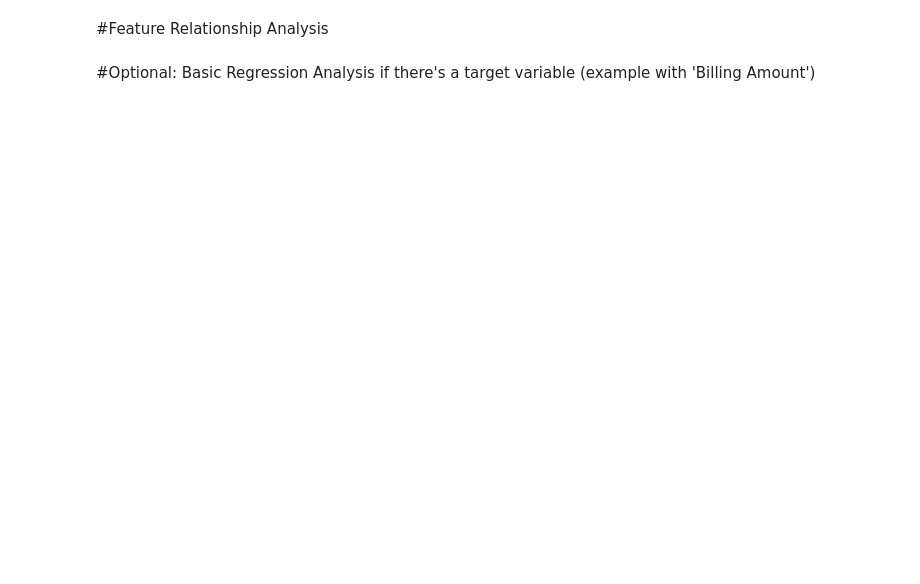
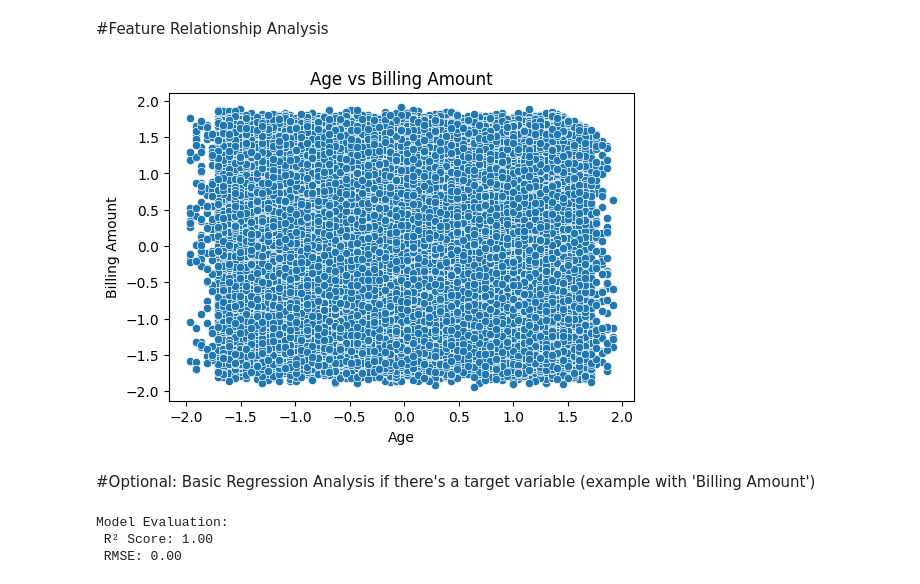
Before and after one commit to dkumarsingh111/HackerRank, a Jupyter notebook: Artificial Intelligence Engineer/#Mini-Project - Automated Data Cleaning Pipeline/cleaned-data-analysis.ipynb, the cells around one changed output. Drawn from its saved outputs; the diff is of its cells as text; code cells hidden in the pictures; blank space fills up the shorter version.

```diff
--- a/Artificial Intelligence Engineer/#Mini-Project - Automated Data Cleaning Pipeline/cleaned-data-analysis.ipynb
+++ b/Artificial Intelligence Engineer/#Mini-Project - Automated Data Cleaning Pipeline/cleaned-data-analysis.ipynb
@@ -93,18 +123,20 @@ for col in ['Age', 'Billing Amount', 'Room Number']:
 #Feature Relationship Analysis
 # %%
 # Scatter plot for Age vs Billing Amount (example relationship)
-if 'Age' in cleaned_data.columns and 'Billing Amount' in data.columns:
+if 'Age' in cleaned_data.columns and 'Billing Amount' in cleaned_data.columns:
     plt.figure(figsize=(6, 4))
     sns.scatterplot(data=cleaned_data, x='Age', y='Billing Amount')
     plt.title("Age vs Billing Amount")
     plt.show()
+# %% [output]
+[figure, added]
 # %% [markdown]
 #Optional: Basic Regression Analysis if there's a target variable (example with 'Billing Amount')
 # %%
-if 'Billing Amount' in data.columns:
+if 'Billing Amount' in cleaned_data.columns:
     # Set 'Billing Amount' as the target and use other numeric columns as features
-    X = data.select_dtypes(include=[np.number]).drop(columns=['Billing Amount'])
-    y = data['Billing Amount']
+    X = cleaned_data.select_dtypes(include=[np.number]).drop(columns=['Billing Amount'])
+    y = cleaned_data['Billing Amount']
 
     # Split the data into training and testing sets
     X_train, X_test, y_train, y_test = train_test_split(X, y, test_size=0.2, random_state=42)
@@ -121,3 +153,7 @@ if 'Billing Amount' in data.columns:
     print(f"Model Evaluation:\n R² Score: {r2:.2f}\n RMSE: {rmse:.2f}")
 else:
     print("No target variable 'Billing Amount' found for regression analysis.")
+# %% [output]
+Model Evaluation:
+ R² Score: 1.00
+ RMSE: 0.00
```
Also changed, not shown: parts of 5 cells of this notebook.
